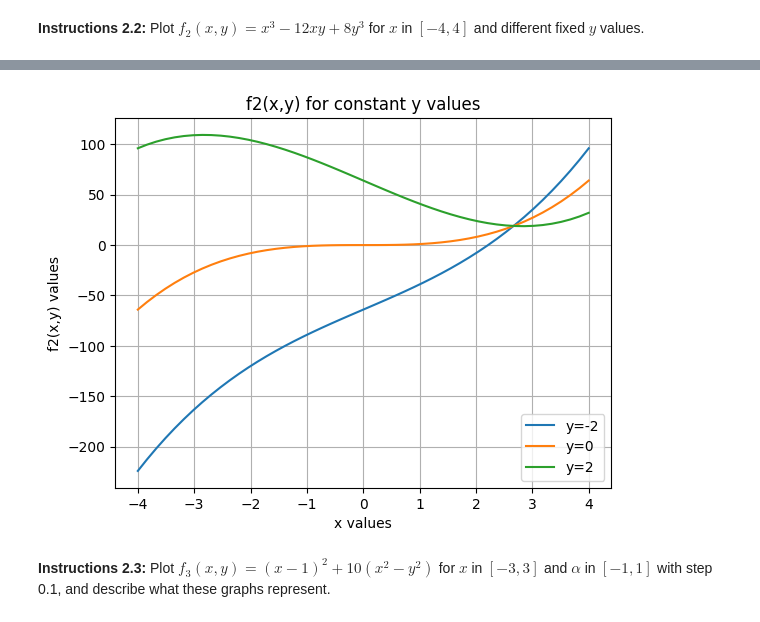
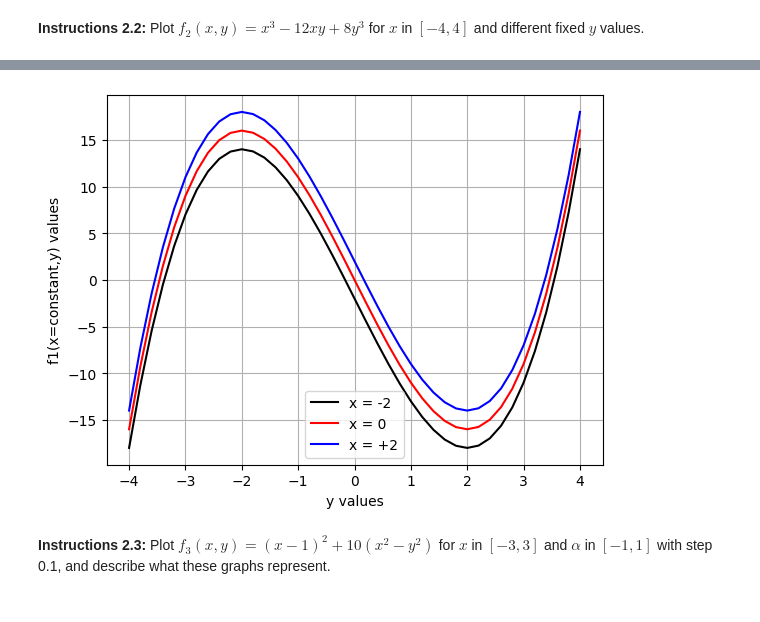
Before and after one commit to ArthurrMrv/nlp_course, a Jupyter notebook: lab2/maths_optimisation.ipynb, the cells around one changed output, grey strips where cells are left out. Cells and saved outputs as stored; diff of their text form; code cells hidden in the pictures.

```diff
--- a/lab2/maths_optimisation.ipynb
+++ b/lab2/maths_optimisation.ipynb
@@ -92,22 +93,20 @@ plt.show()
-# %%
-# Plot f2(x,y) for constant y values
-x_min, x_max = -4, 4
-nb_points = 50
-x = np.linspace(x_min, x_max, nb_points)
-
-y_values = [-2, 0, 2]
-
-for y_val in y_values:
-    z = x**3 - 12*x*y_val + 8*y_val**3
-    plt.plot(x, z, label=f'y={y_val}')
-
-plt.xlabel('x values')
-plt.ylabel('f2(x,y) values')
-plt.title('f2(x,y) for constant y values')
-plt.grid(True)
-plt.legend()
-plt.show()
-# %% [output]
-[figure, removed]
+# %%
+# Create array of y samples
+ymin, ymax, ny = -4, 4, 41
+tab_y = np.linspace(ymin,ymax,ny)
+# Calculate values of f(x,y) for y values in tab_y and different x values
+tab_zm2 = f1(-2,tab_y)
+tab_z0 = f1(0,tab_y)
+tab_zp2 = f1(2,tab_y)
+# Plot the graph
+plt.plot(tab_y, tab_zm2,'k-',label='x = -2')
+plt.plot(tab_y, tab_z0,'r-',label='x = 0')
+plt.plot(tab_y, tab_zp2,'b-',label='x = +2')
+plt.xlabel('y values')
+plt.ylabel('f1(x=constant,y) values')
+plt.legend()
+plt.grid()
+# %% [output]
+[figure, added]
 # %% [markdown]
 **Instructions 2.3:** Plot $f_3(x,y)=(x-1)^2+10(x^2-y^2)$ for $x$ in $[-3,3]$ and $\alpha$ in $[-1,1]$ with step 0.1, and describe what these graphs represent.
```
Also changed, not shown: parts of 24 cells of this notebook.
